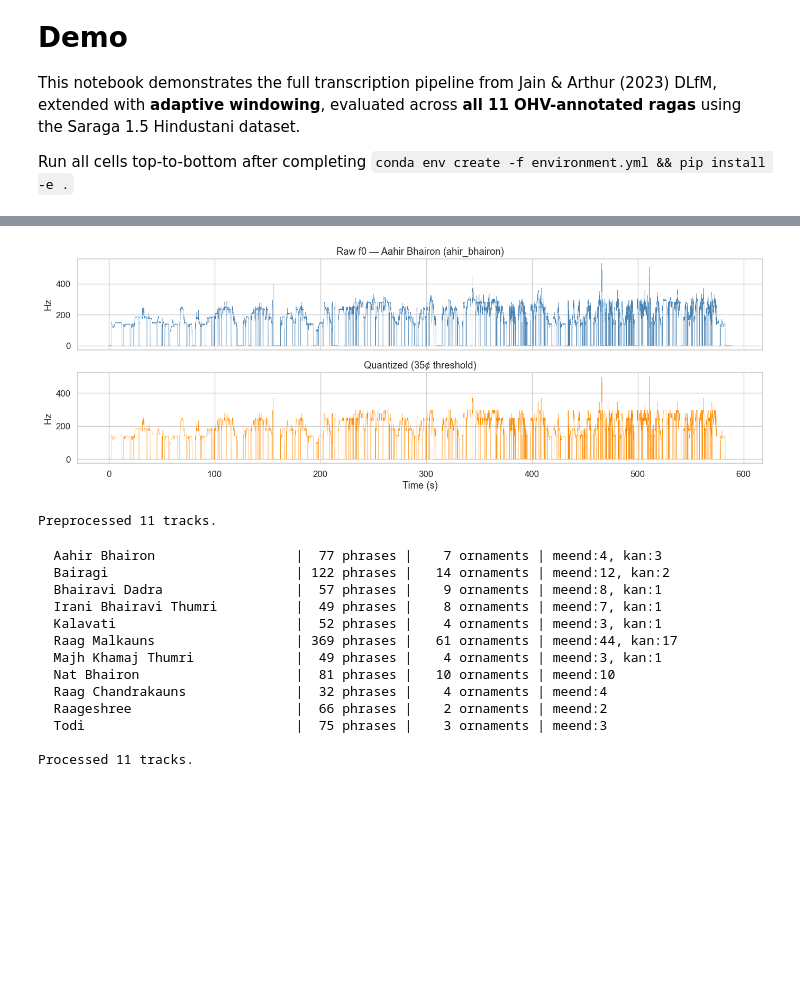
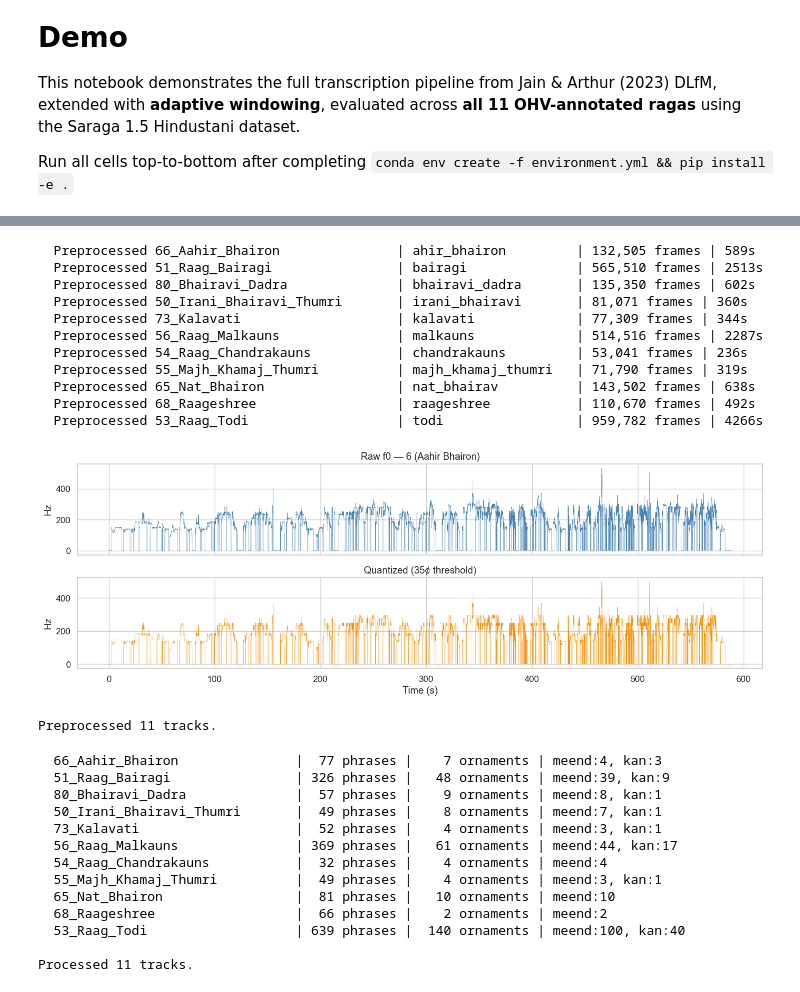
Before and after one commit to Sangarshanan/hindustani-ornamentation-classification, a Jupyter notebook: ornament_classification/notebooks/demo.ipynb, the cells around one changed output, grey strips where cells are left out. Cells and saved outputs as stored; diff of their text form; code cells hidden in the pictures; blank space fills up the shorter version.

```diff
--- a/ornament_classification/notebooks/demo.ipynb
+++ b/ornament_classification/notebooks/demo.ipynb
@@ -106,37 +95,72 @@ print(f"\n{len(loaded_tracks)} unique Saraga tracks loaded for 11 renditions.")
 # %%
 # Cell 2 — Preprocessing: Tonic Normalization & Quantization (all tracks)
 
-preprocessed = {}  # (album, track_name) → dict with labels, quant_hz, normalizer
+# TODO: change the raga dict or mapping so this does not have to repeat
+RAGA_NAME_TO_KEY = {
+    "Aahir Bhairon": "ahir_bhairon",
+    "Bairagi": "bairagi",
+    "Bhairavi Dadra": "bhairavi_dadra",
+    "Irani Bhairavi Thumri": "irani_bhairavi",
+    "Kalavati": "kalavati",
+    "Malkauns": "malkauns",
+    "Chandrakauns": "chandrakauns",
+    "Majh Khamaj Thumri": "majh_khamaj_thumri",
+    "Nat Bhairon": "nat_bhairav",
+    "Raageshree": "raageshree",
+    "Todi": "todi",
+}
 
-for (album, track_name), trk in loaded_tracks.items():
+preprocessed = {}  # track_id → dict with labels, quant_hz, normalizer
+
+for track_id, trk in loaded_tracks.items():
+    raga_key = RAGA_NAME_TO_KEY[trk.raga]
     norm = TonicNormalizer(
         tonic_hz=trk.tonic,
-        raga_name=trk.raga,
+        raga_name=raga_key,
         raga_dict=raga_dict,
         shruti_threshold_cents=cfg["preprocessing"]["shruti_threshold_cents"],
     )
     labels, quant_hz = norm.quantize(trk.f0_freqs)
-    preprocessed[(album, track_name)] = {
-        "labels": labels, "quant_hz": quant_hz, "norm": norm,
+    preprocessed[track_id] = {
+        "labels": labels,
+        "quant_hz": quant_hz,
+        "norm": norm,
     }
+
+    duration = trk.f0_times[-1] if len(trk.f0_times) else 0
+    print(
+        f"  Preprocessed {track_id:30s} | {raga_key:20s} | "
+        f"{len(labels):,} frames | {duration:.0f}s"
+    )
 
 # Show a sample – pick first track for visualization
 sample_key = list(loaded_tracks.keys())[0]
 sample_trk = loaded_tracks[sample_key]
 sample_pp = preprocessed[sample_key]
 
 fig, axes = plt.subplots(2, 1, figsize=(14, 5), sharex=True)
 axes[0].plot(sample_trk.f0_times, sample_trk.f0_freqs, lw=0.3, color="steelblue")
 axes[0].set_ylabel("Hz"); axes[0].set_title(f"Raw f0 — {sample_key[1]} ({sample_trk.raga})")
 axes[1].plot(sample_trk.f0_times, sample_pp["quant_hz"], lw=0.3, color="darkorange")
 axes[1].set_ylabel("Hz"); axes[1].set_xlabel("Time (s)")
 axes[1].set_title(f"Quantized ({cfg['preprocessing']['shruti_threshold_cents']}¢ threshold)")
 plt.tight_layout(); plt.show()
 
 print(f"\nPreprocessed {len(preprocessed)} tracks.")
 # %% [output]
+  Preprocessed 66_Aahir_Bhairon               | ahir_bhairon         | 132,505 frames | 589s
+  Preprocessed 51_Raag_Bairagi                | bairagi              | 565,510 frames | 2513s
+  Preprocessed 80_Bhairavi_Dadra              | bhairavi_dadra       | 135,350 frames | 602s
+  Preprocessed 50_Irani_Bhairavi_Thumri       | irani_bhairavi       | 81,071 frames | 360s
+  Preprocessed 73_Kalavati                    | kalavati             | 77,309 frames | 344s
+  Preprocessed 56_Raag_Malkauns               | malkauns             | 514,516 frames | 2287s
+  Preprocessed 54_Raag_Chandrakauns           | chandrakauns         | 53,041 frames | 236s
+  Preprocessed 55_Majh_Khamaj_Thumri          | majh_khamaj_thumri   | 71,790 frames | 319s
+  Preprocessed 65_Nat_Bhairon                 | nat_bhairav          | 143,502 frames | 638s
+  Preprocessed 68_Raageshree                  | raageshree           | 110,670 frames | 492s
+  Preprocessed 53_Raag_Todi                   | todi                 | 959,782 frames | 4266s
-[figure, old version]
+[figure, new version]
-Preprocessed 11 tracks.
+Preprocessed 11 tracks.
 # %%
 # Cell 3 — Phrase Segmentation & Ornamentation Detection (all tracks)
 
@@ -146,8 +170,8 @@ sample_period = cfg["data"]["f0_sample_period_s"]
 
 track_results = {}  # (album, track_name) → dict with phrases, events
 
-for (album, track_name), trk in loaded_tracks.items():
-    pp = preprocessed[(album, track_name)]
+for track_id, trk in loaded_tracks.items():
+    pp = preprocessed[track_id]
     phrases = segment_phrases(
         f0_hz=trk.f0_freqs, times=trk.f0_times,
         quantized_hz=pp["quant_hz"], swara_labels=pp["labels"],
@@ -164,26 +188,26 @@ for (album, track_name), trk in loaded_tracks.items():
         )
         events.extend(evts)
 
-    track_results[(album, track_name)] = {"phrases": phrases, "events": events}
+    track_results[track_id] = {"phrases": phrases, "events": events}
     label_counts = {}
     for ev in events:
         label_counts[ev.label] = label_counts.get(ev.label, 0) + 1
     counts_str = ", ".join(f"{l}:{c}" for l, c in sorted(label_counts.items(), key=lambda x: -x[1]))
-    print(f"  {track_name:30s} | {len(phrases):3d} phrases | {len(events):4d} ornaments | {counts_str}")
+    print(f"  {track_id:30s} | {len(phrases):3d} phrases | {len(events):4d} ornaments | {counts_str}")
 
 print(f"\nProcessed {len(track_results)} tracks.")
 # %% [output]
-  Aahir Bhairon                  |  77 phrases |    7 ornaments | meend:4, kan:3
-  Bairagi                        | 122 phrases |   14 ornaments | meend:12, kan:2
-  Bhairavi Dadra                 |  57 phrases |    9 ornaments | meend:8, kan:1
-  Irani Bhairavi Thumri          |  49 phrases |    8 ornaments | meend:7, kan:1
-  Kalavati                       |  52 phrases |    4 ornaments | meend:3, kan:1
-  Raag Malkauns                  | 369 phrases |   61 ornaments | meend:44, kan:17
-  Majh Khamaj Thumri             |  49 phrases |    4 ornaments | meend:3, kan:1
-  Nat Bhairon                    |  81 phrases |   10 ornaments | meend:10
-  Raag Chandrakauns              |  32 phrases |    4 ornaments | meend:4
-  Raageshree                     |  66 phrases |    2 ornaments | meend:2
-  Todi                           |  75 phrases |    3 ornaments | meend:3
+  66_Aahir_Bhairon               |  77 phrases |    7 ornaments | meend:4, kan:3
+  51_Raag_Bairagi                | 326 phrases |   48 ornaments | meend:39, kan:9
+  80_Bhairavi_Dadra              |  57 phrases |    9 ornaments | meend:8, kan:1
+  50_Irani_Bhairavi_Thumri       |  49 phrases |    8 ornaments | meend:7, kan:1
+  73_Kalavati                    |  52 phrases |    4 ornaments | meend:3, kan:1
+  56_Raag_Malkauns               | 369 phrases |   61 ornaments | meend:44, kan:17
+  54_Raag_Chandrakauns           |  32 phrases |    4 ornaments | meend:4
+  55_Majh_Khamaj_Thumri          |  49 phrases |    4 ornaments | meend:3, kan:1
+  65_Nat_Bhairon                 |  81 phrases |   10 ornaments | meend:10
+  68_Raageshree                  |  66 phrases |    2 ornaments | meend:2
+  53_Raag_Todi                   | 639 phrases |  140 ornaments | meend:100, kan:40
 
 Processed 11 tracks.
 # %%
```
Also changed, not shown: parts of 8 cells of this notebook, 7 other files.
